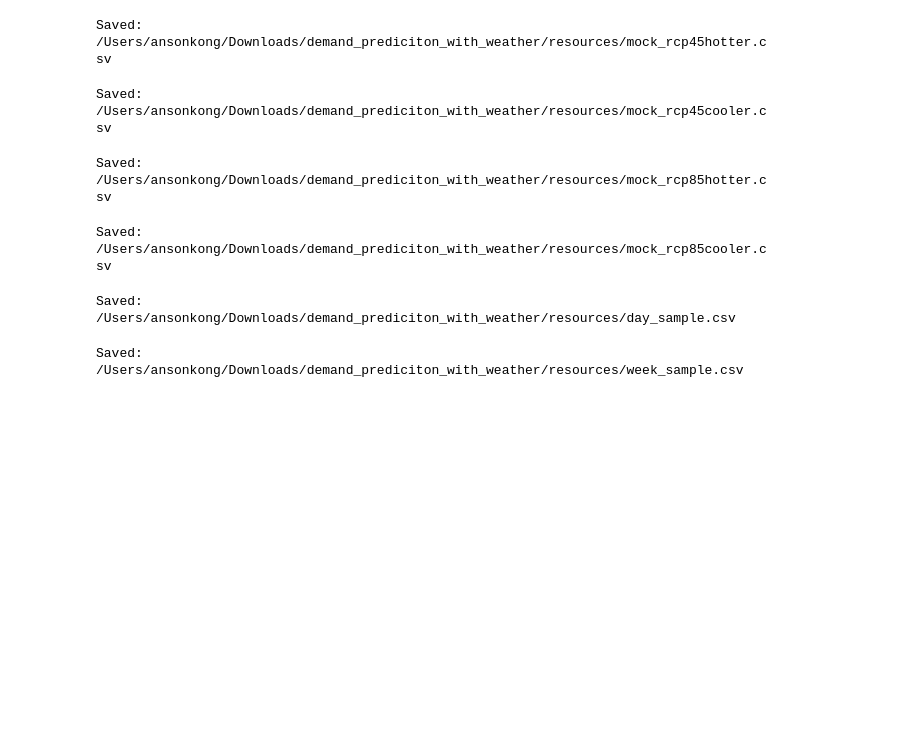
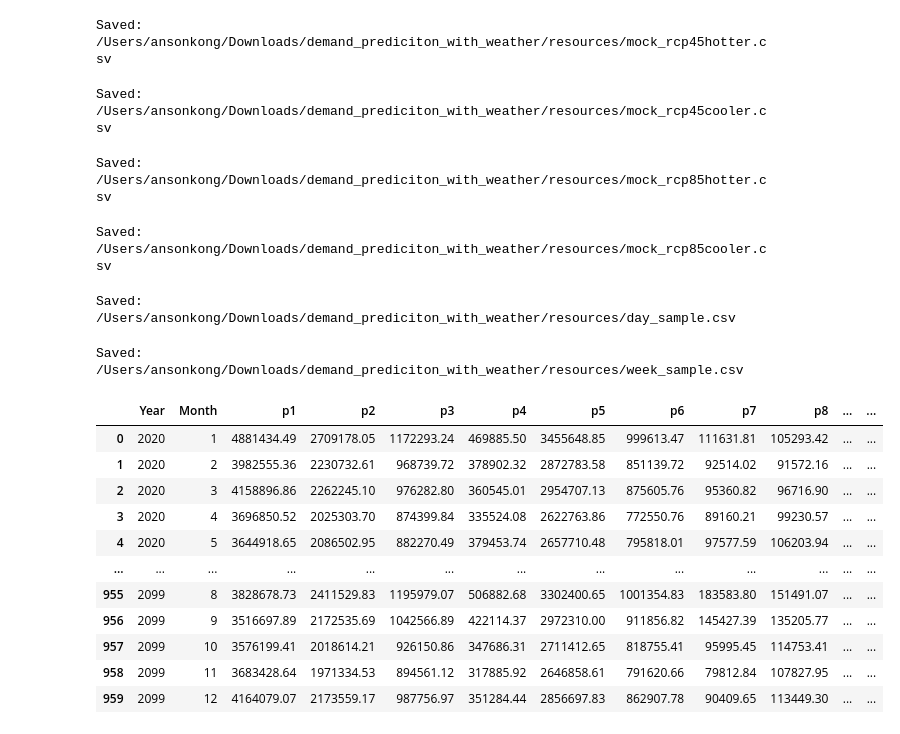
Before and after one commit to pandaanson/demand_prediction_with_weather, a Jupyter notebook: dash_with_map.ipynb, the cells around one changed output. Drawn from its saved outputs; the diff is of its cells as text; code cells hidden in the pictures; blank space fills up the shorter version.

Commit message:
first set of data done

```diff
--- a/dash_with_map.ipynb
+++ b/dash_with_map.ipynb
@@ -706,3 +706,95 @@ df.to_csv(file_path, index=False)
 print(f'Saved: {file_path}')
 # %% [output]
 Saved: /Users/ansonkong/Downloads/demand_prediciton_with_weather/resources/week_sample.csv
+# %%
+
+import pandas as pd
+import os
+from datetime import datetime
+
+# Define the directory where the CSV files are located
+directory = '/Volumes/T7/prediction/rcp85hotter'
+
+# Create a list of all 'rb' codes and years
+rb_codes = [f'p{i}' for i in range(1, 135)]
+
+
+
+# Function to read and process files for a given rb code
+def process_rb_files(rb_code):
+    rb_df_list = []
+    # Loop through all years for the given rb_code
+    for year in years:
+        # Construct file name
+        folder_path = os.path.join(directory, str(year))
+        file_name = f"{rb_code}_{year}_mlp_output.csv"
+        file_path = os.path.join(folder_path, file_name)
+        # Check if file exists to avoid FileNotFoundError
+        if os.path.isfile(file_path):
+            # Read the CSV file
+            temp_df = pd.read_csv(file_path)
+            temp_df=temp_df[['Time_UTC','Load']]
+            # Convert 'Time_UTC' to datetime and extract 'Year' and 'Month'
+            temp_df['Time_UTC'] = pd.to_datetime(temp_df['Time_UTC'])
+            temp_df['Year'] = temp_df['Time_UTC'].dt.year
+            temp_df['Month'] = temp_df['Time_UTC'].dt.month
+            # Aggregate Load by 'Year' and 'Month'
+            aggregated_df = temp_df.groupby(['Year', 'Month'])['Load'].sum().reset_index()
+            # Add the aggregated data to the list
+            rb_df_list.append(aggregated_df)
+
+    # Vertically concatenate all yearly data for the rb code
+    concatenated_df = pd.concat(rb_df_list, ignore_index=True)
+    return concatenated_df
+
+years = list(range(2020, 2100))
+months = list(range(1, 13))
+
+# Create a DataFrame with all combinations of 'Year' and 'Month'
+year_month_df = pd.DataFrame([(y, m) for y in years for m in months], columns=['Year', 'Month'])
+
+# Placeholder to simulate merging data for multiple rb codes
+final_df = year_month_df.copy()
+for rb_code in rb_codes:
+    rb_df = process_rb_files(rb_code)
+    final_df = final_df.merge(rb_df, on=['Year', 'Month'], how='left').rename(columns={'Load': rb_code})
+# Placeholder function to read 'state_to_ba_mapping.csv' and perform aggregation
+def string_to_set(string):
+    # Remove curly braces and split the string
+    elements = string.replace('{', '').replace('}', '').split(',')
+    # Remove any extra whitespace and single quotes from each element
+    elements = [e.strip().replace("'", "") for e in elements]
+    return set(elements)
+def aggregate_state_data(final_df):
+    # Placeholder to simulate reading the 'state_to_ba_mapping.csv' file
+    # In practice, this should read the actual file
+    state_to_ba_mapping = pd.read_csv('/Users/ansonkong/Downloads/demand_prediciton_with_weather/resources/state_to_ba_mapping.csv')
+
+    # Add columns for each state by summing the relevant rb columns based on the mapping
+    for index, row in state_to_ba_mapping.iterrows():
+        rb_list = string_to_set(row['reeds_ba_list'])
+        state_column = row['state']
+        # Sum the columns specified in reeds_ba_list for each state
+        final_df[state_column] = final_df[list(rb_list)].sum(axis=1)
+
+    # Calculate the total for the USA by summing all state columns
+    state_columns = state_to_ba_mapping['state'].values
+    final_df['USA'] = final_df[state_columns].sum(axis=1)
+
+    return final_df
+
+# Apply the placeholder aggregation function to the simulated final_df
+final_aggregated_df = aggregate_state_data(final_df)
+# %% [output]
+|  | Year | Month | p1 | p2 | p3 | p4 | p5 | p6 | p7 | p8 | ... | ... |
+| 0 | 2020 | 1 | 4881434.49 | 2709178.05 | 1172293.24 | 469885.50 | 3455648.85 | 999613.47 | 111631.81 | 105293.42 | ... | ... |
+| 1 | 2020 | 2 | 3982555.36 | 2230732.61 | 968739.72 | 378902.32 | 2872783.58 | 851139.72 | 92514.02 | 91572.16 | ... | ... |
+| 2 | 2020 | 3 | 4158896.86 | 2262245.10 | 976282.80 | 360545.01 | 2954707.13 | 875605.76 | 95360.82 | 96716.90 | ... | ... |
+| 3 | 2020 | 4 | 3696850.52 | 2025303.70 | 874399.84 | 335524.08 | 2622763.86 | 772550.76 | 89160.21 | 99230.57 | ... | ... |
+| 4 | 2020 | 5 | 3644918.65 | 2086502.95 | 882270.49 | 379453.74 | 2657710.48 | 795818.01 | 97577.59 | 106203.94 | ... | ... |
+| ... | ... | ... | ... | ... | ... | ... | ... | ... | ... | ... | ... | ... |
+| 955 | 2099 | 8 | 3828678.73 | 2411529.83 | 1195979.07 | 506882.68 | 3302400.65 | 1001354.83 | 183583.80 | 151491.07 | ... | ... |
+| 956 | 2099 | 9 | 3516697.89 | 2172535.69 | 1042566.89 | 422114.37 | 2972310.00 | 911856.82 | 145427.39 | 135205.77 | ... | ... |
+| 957 | 2099 | 10 | 3576199.41 | 2018614.21 | 926150.86 | 347686.31 | 2711412.65 | 818755.41 | 95995.45 | 114753.41 | ... | ... |
+| 958 | 2099 | 11 | 3683428.64 | 1971334.53 | 894561.12 | 317885.92 | 2646858.61 | 791620.66 | 79812.84 | 107827.95 | ... | ... |
+| 959 | 2099 | 12 | 4164079.07 | 2173559.17 | 987756.97 | 351284.44 | 2856697.83 | 862907.78 | 90409.65 | 113449.30 | ... | ... |
```
Also changed, not shown: parts of 9 cells of this notebook, 6 other files.
